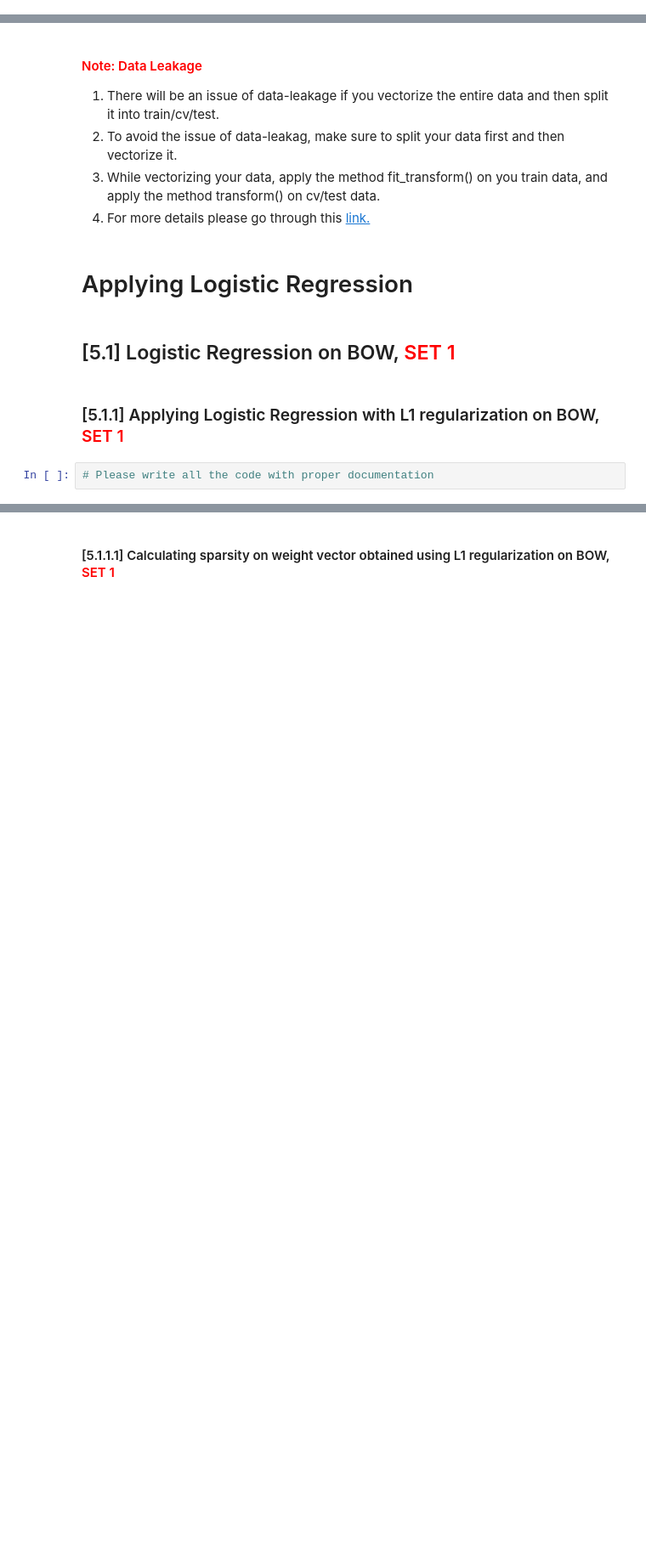
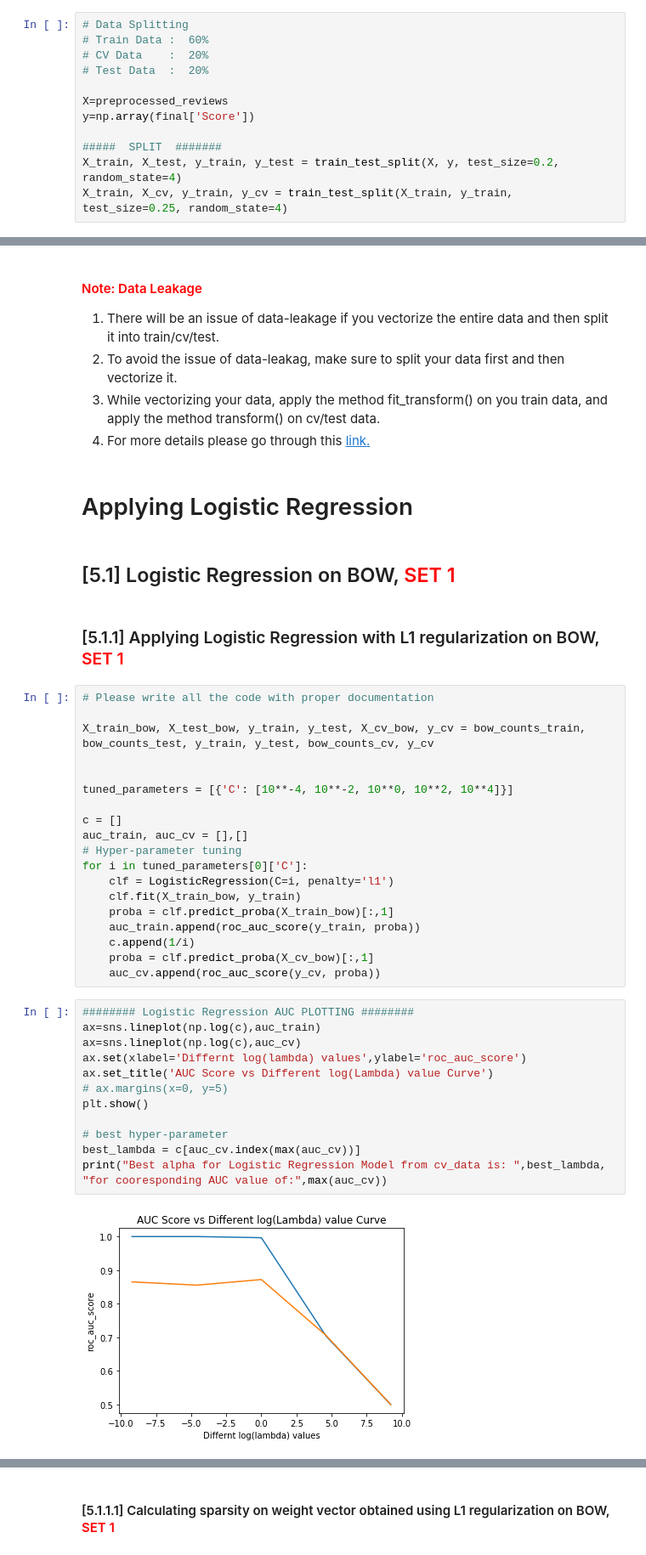
Before and after one commit to as3eem/AmazonFoodReview, a Jupyter notebook: 05 Amazon Fine Food Reviews Analysis_Logistic Regression.ipynb, the cells around one changed output, grey strips where cells are left out. Shown: that part at 85% size. Drawn from its saved outputs; the diff is of its cells as text; blank space fills up the shorter version.

```diff
--- a/05 Amazon Fine Food Reviews Analysis_Logistic Regression.ipynb
+++ b/05 Amazon Fine Food Reviews Analysis_Logistic Regression.ipynb
@@ -385,3 +393,15 @@ preprocessed_reviews[1500]
+# %%
+# Data Splitting
+# Train Data :  60%
+# CV Data    :  20%
+# Test Data  :  20%
+
+X=preprocessed_reviews
+y=np.array(final['Score'])
+
+#####  SPLIT  #######
+X_train, X_test, y_train, y_test = train_test_split(X, y, test_size=0.2, random_state=4)
+X_train, X_cv, y_train, y_cv = train_test_split(X_train, y_train, test_size=0.25, random_state=4)
 # %% [markdown]
 # [4] Featurization
 # %% [markdown]
@@ -641,5 +778,36 @@ W=W+10^-6 and W’ = W’+10^-6</li>
 ## [5.1] Logistic Regression on BOW,<font color='red'> SET 1</font>
 # %% [markdown]
 ### [5.1.1] Applying Logistic Regression with L1 regularization on BOW,<font color='red'> SET 1</font>
-# %%
-# Please write all the code with proper documentation
+# %%
+# Please write all the code with proper documentation
+
+X_train_bow, X_test_bow, y_train, y_test, X_cv_bow, y_cv = bow_counts_train, bow_counts_test, y_train, y_test, bow_counts_cv, y_cv
+
+
+tuned_parameters = [{'C': [10**-4, 10**-2, 10**0, 10**2, 10**4]}]
+
+c = []
+auc_train, auc_cv = [],[]
+# Hyper-parameter tuning
+for i in tuned_parameters[0]['C']:
+    clf = LogisticRegression(C=i, penalty='l1')
+    clf.fit(X_train_bow, y_train)
+    proba = clf.predict_proba(X_train_bow)[:,1]
+    auc_train.append(roc_auc_score(y_train, proba))
+    c.append(1/i)
+    proba = clf.predict_proba(X_cv_bow)[:,1]
+    auc_cv.append(roc_auc_score(y_cv, proba))
+# %%
+######## Logistic Regression AUC PLOTTING ########
+ax=sns.lineplot(np.log(c),auc_train)
+ax=sns.lineplot(np.log(c),auc_cv)
+ax.set(xlabel='Differnt log(lambda) values',ylabel='roc_auc_score')
+ax.set_title('AUC Score vs Different log(Lambda) value Curve')
+# ax.margins(x=0, y=5)
+plt.show()
+
+# best hyper-parameter
+best_lambda = c[auc_cv.index(max(auc_cv))]
+print("Best alpha for Logistic Regression Model from cv_data is: ",best_lambda, "for cooresponding AUC value of:",max(auc_cv))
+# %% [output]
+[figure, added]
```
Also changed, not shown: parts of 69 cells of this notebook, 2 other files.
